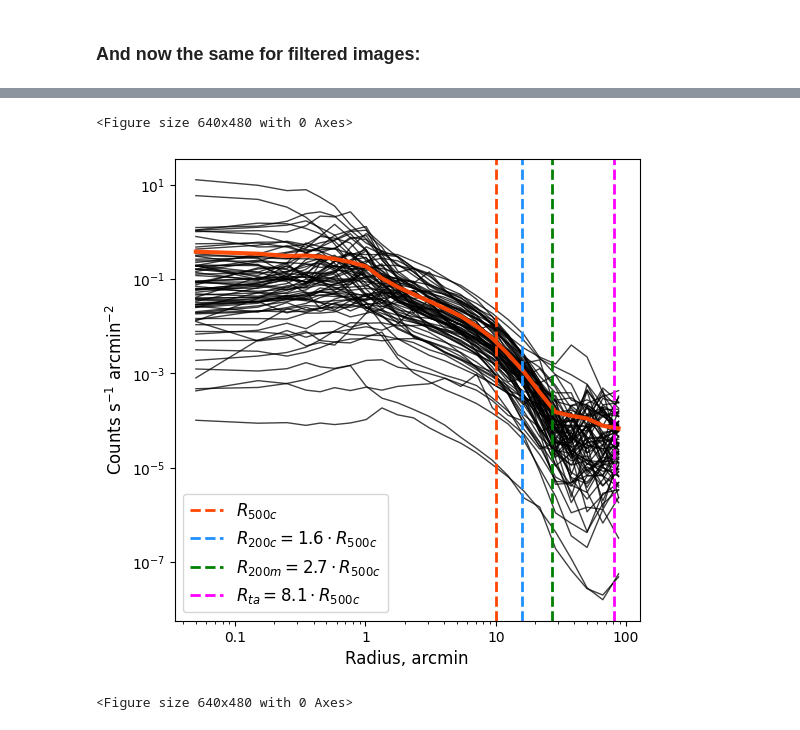
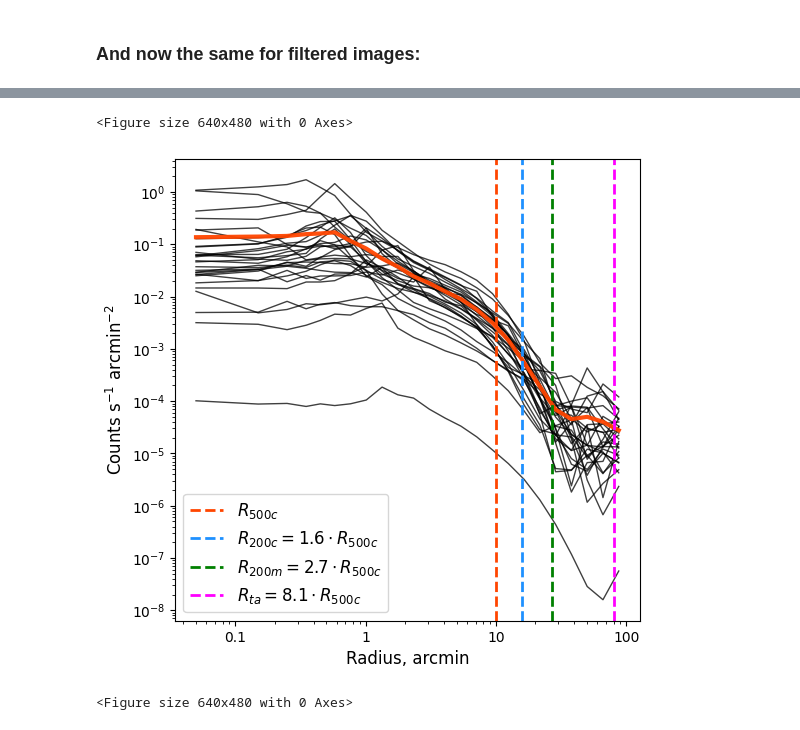
Before and after one commit to pi4imu/stacking, a Jupyter notebook: stacking_new.ipynb, the cells around one changed output, grey strips where cells are left out. Saved outputs shown, nothing was run; the diff lists cells and outputs as text; code cells hidden in the pictures.

```diff
--- a/stacking_new.ipynb
+++ b/stacking_new.ipynb
@@ -72,3 +72,6 @@ clusters
 | 19771 | 323 | 0.759637 | 0.387809 | 0.508332 | 0.020783 | 1.912580e+14 | 0.034099 | 0.033707 | 1.272360e+14 | 616.706 | 3.593030e+12 | ... |
 | 19787 | 83 | 0.926032 | 0.822913 | 0.526959 | 0.026050 | 3.766600e+14 | 0.034717 | 0.033992 | 1.682650e+14 | 676.952 | 5.699780e+12 | ... |
 84 rows × 18 columns
+# %%
+w = clusters[clusters["M500"]>1.54e+14].index
+w
@@ -351,6 +361,7 @@ for cl_num in tqdm(clusters.index[:84]):
     df_all.to_csv('brpr-original.csv', sep=' ', header=False, index=True)
 # %%
 yarkosti = pd.read_csv("brpr-original.csv", sep='\s+', header=None, index_col=0)
+yarkosti.index=np.array(clusters.index[:])
 display(yarkosti)
 yarkosti = yarkosti.to_numpy()
 # %% [output]
@@ -527,5 +551,8 @@ for cl_num in tqdm(clusters.index[:84]):
 # %%
 yarkosti = pd.read_csv("brpr-masked.csv", sep='\s+', header=None, index_col=0)
+yarkosti.index=np.array(clusters.index[:])
+yarkosti = yarkosti.loc[yarkosti.index.isin(w)]
+print(len(yarkosti))
 display(yarkosti)
 yarkosti = yarkosti.to_numpy()
 # %% [output]
@@ -579,37 +611,37 @@ for i in range(0, len(yarkosti[::])):
              color='black')
 
 plt.plot(np.array(setka)/r500r*(10*998/1000),
-         np.array(yar)/84,
+         np.array(yar)/31,
          linewidth=3, marker='.',
          markersize=0, alpha=0.95,
          color='orangered')
 
 #plt.errorbar(np.array(setka)/r500r*(10*998/1000),
 #             np.array(yar)/84,
 #             xerr=err/r500r*(10*998/1000),
 #             linewidth=0, marker='.',
 #             markersize=3, alpha=0.95,
 #             elinewidth=1, capsize=0, color='orangered')
 
 plt.xlabel("Radius, arcmin", fontsize=12)  # "Radius in units of $R_{500}$")
 plt.ylabel("Counts s$^{{-1}}$ arcmin$^{{-2}}$", fontsize=12) # "Brightness in relative units")
 
 plt.xscale("log")
 plt.yscale("log")
 
 plt.axvline(10*998/1000, linestyle='--', color='orangered', label='$R_{500c}$', lw=2)
 plt.axvline(10*998/1000*1.6, linestyle='--', color='dodgerblue', label='$R_{200c} = 1.6 \cdot R_{500c}$', lw=2)
 plt.axvline(10*998/1000*2.7, linestyle='--', color='green', label='$R_{200m} = 2.7 \cdot R_{500c}$', lw=2)
 plt.axvline(10*998/1000*8.1, linestyle='--', color='magenta', label='$R_{ta} = 8.1 \cdot R_{500c}$', lw=2)
 
 #plt.ylim(1e-8, 4e-2)
 
 plt.legend(loc=3, fontsize=12)
 plt.xticks([0.1, 1, 10, 100], [0.1, 1, 10, 100])
 plt.gca().set_aspect('auto', 'box')
 # %% [output]
 <Figure size 640x480 with 0 Axes>
-[figure, old version]
+[figure, new version]
 # %%
 %run -i 'utils/scripts.py'
 
```
Also changed, not shown: parts of 16 cells of this notebook.
